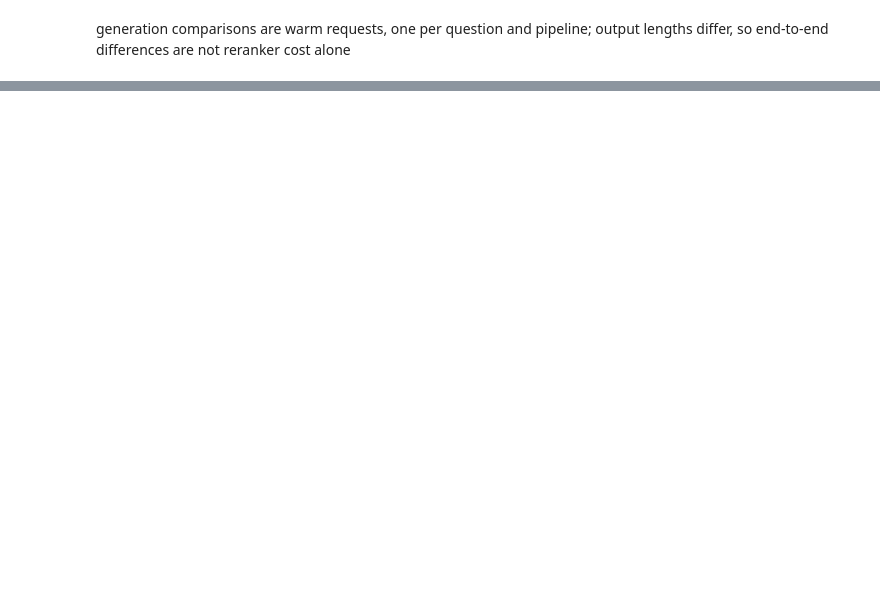
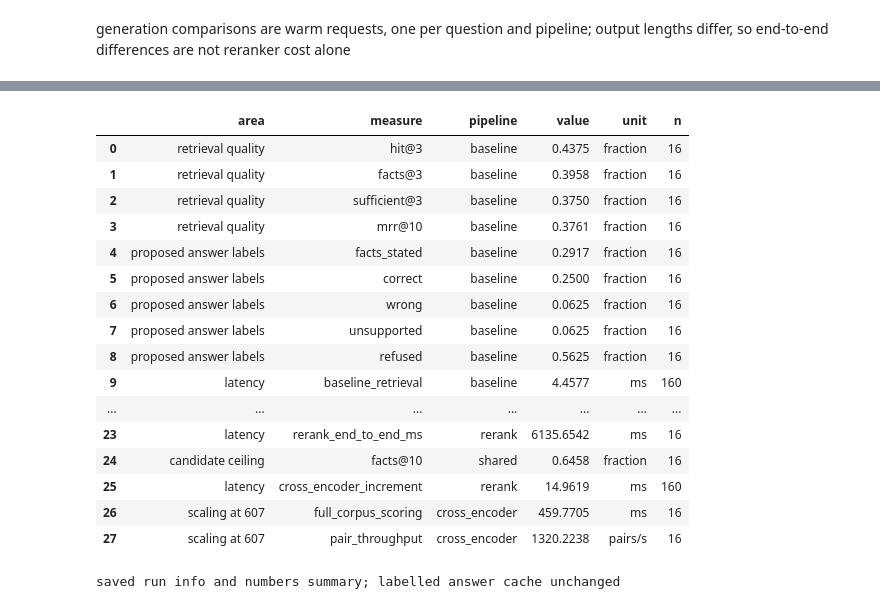
Before and after one commit to itikelabhaskar/gdpr-rag-rerank, a Jupyter notebook: rag_rerank.ipynb, the cells around one changed output, grey strips where cells are left out. Saved outputs shown, nothing was run; the diff lists cells and outputs as text; code cells hidden in the pictures; blank space fills up the shorter version.

Commit message:
Final notebook run, numbers summary and readme

```diff
--- a/rag_rerank.ipynb
+++ b/rag_rerank.ipynb
@@ -1763,0 +1637,53 @@ save_run_info()
+# %%
+number_rows = []
+for pipeline in ("baseline", "rerank"):
+    for metric in ("hit@3", "facts@3", "sufficient@3", "rr@10"):
+        number_rows.append({"area": "retrieval quality", "measure": "mrr@10" if metric == "rr@10" else metric,
+                            "pipeline": pipeline, "value": float(eval_metrics[f"{pipeline}_{metric}"].mean()), "unit": "fraction", "n": len(eval_queries)})
+    for metric in ("facts_stated", "correct", "wrong", "unsupported", "refused"):
+        number_rows.append({"area": "proposed answer labels", "measure": metric, "pipeline": pipeline,
+                            "value": float(eval_answer_summary.loc[pipeline, metric]), "unit": "fraction", "n": len(eval_queries)})
+    for metric in (f"{pipeline}_retrieval", f"{pipeline}_llm_wall_ms", f"{pipeline}_end_to_end_ms"):
+        number_rows.append({"area": "latency", "measure": metric, "pipeline": pipeline,
+                            "value": float(latency_means[metric]), "unit": "ms", "n": TIMING_REPEATS * len(eval_queries) if metric.endswith("retrieval") else len(eval_queries)})
+number_rows += [
+    {"area": "candidate ceiling", "measure": "facts@10", "pipeline": "shared", "value": float(eval_metrics["facts@10"].mean()), "unit": "fraction", "n": len(eval_queries)},
+    {"area": "latency", "measure": "cross_encoder_increment", "pipeline": "rerank", "value": float(latency_means.cross_encoder), "unit": "ms", "n": len(retrieval_timings)},
+    {"area": "scaling at 607", "measure": "full_corpus_scoring", "pipeline": "cross_encoder", "value": mean_ce, "unit": "ms", "n": len(eval_queries)},
+    {"area": "scaling at 607", "measure": "pair_throughput", "pipeline": "cross_encoder", "value": throughput, "unit": "pairs/s", "n": len(eval_queries)},
+]
+numbers_summary = pd.DataFrame(number_rows)
+numbers_summary.to_csv(RESULTS / "numbers_summary.csv", index=False, lineterminator="\n")
+display(numbers_summary.round(4))
+RUN_INFO["answer_cache"] = {"file": "results/answers.csv", "sha256": hashlib.sha256(ANSWERS_FILE.read_bytes()).hexdigest(),
+                            "source_commit": "9d60343", "answers": len(answers), "regenerated": False}
+RUN_INFO["input_hashes"] = {str(path.relative_to(ROOT)).replace("\\", "/"): hashlib.sha256(path.read_bytes()).hexdigest()
+                            for path in (GDPR_PDF, EVAL_FILE, STRESS_FILE, DATA / "answer_labels.yaml")}
+RUN_INFO["llm"]["placement"] = ollama_placement(LLM)
+RUN_INFO["execution"] = {"finished_at": datetime.now().astimezone().isoformat(timespec="seconds"),
+                         "torch_threads": torch.get_num_threads(), "faiss_threads": faiss.omp_get_max_threads(),
+                         "encoder_dtype": str(next(bi_encoder.parameters()).dtype),
+                         "torch_peak_allocated_mib": torch.cuda.max_memory_allocated() / (1024 ** 2) if DEVICE == "cuda" else 0,
+                         "source_commit_before_run": command_output(["git", "rev-parse", "HEAD"])}
+RUN_INFO["outputs"] = [str(path.relative_to(ROOT)).replace("\\", "/") for path in sorted(RESULTS.glob("*.csv"))]
+save_run_info()
+print("saved run info and numbers summary; labelled answer cache unchanged")
+# %% [output]
+|  | area | measure | pipeline | value | unit | n |
+| 0 | retrieval quality | hit@3 | baseline | 0.4375 | fraction | 16 |
+| 1 | retrieval quality | facts@3 | baseline | 0.3958 | fraction | 16 |
+| 2 | retrieval quality | sufficient@3 | baseline | 0.3750 | fraction | 16 |
+| 3 | retrieval quality | mrr@10 | baseline | 0.3761 | fraction | 16 |
+| 4 | proposed answer labels | facts_stated | baseline | 0.2917 | fraction | 16 |
+| 5 | proposed answer labels | correct | baseline | 0.2500 | fraction | 16 |
+| 6 | proposed answer labels | wrong | baseline | 0.0625 | fraction | 16 |
+| 7 | proposed answer labels | unsupported | baseline | 0.0625 | fraction | 16 |
+| 8 | proposed answer labels | refused | baseline | 0.5625 | fraction | 16 |
+| 9 | latency | baseline_retrieval | baseline | 4.4577 | ms | 160 |
+| ... | ... | ... | ... | ... | ... | ... |
+| 23 | latency | rerank_end_to_end_ms | rerank | 6135.6542 | ms | 16 |
+| 24 | candidate ceiling | facts@10 | shared | 0.6458 | fraction | 16 |
+| 25 | latency | cross_encoder_increment | rerank | 14.9619 | ms | 160 |
+| 26 | scaling at 607 | full_corpus_scoring | cross_encoder | 459.7705 | ms | 16 |
+| 27 | scaling at 607 | pair_throughput | cross_encoder | 1320.2238 | pairs/s | 16 |
+saved run info and numbers summary; labelled answer cache unchanged
```
Also changed, not shown: parts of 56 cells of this notebook, 11 other files.
